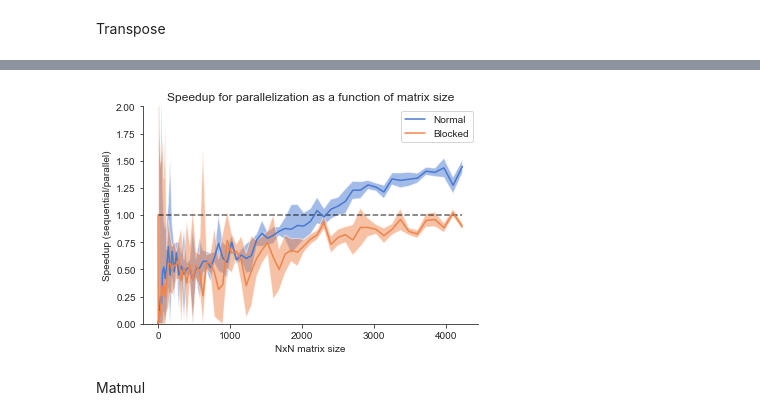
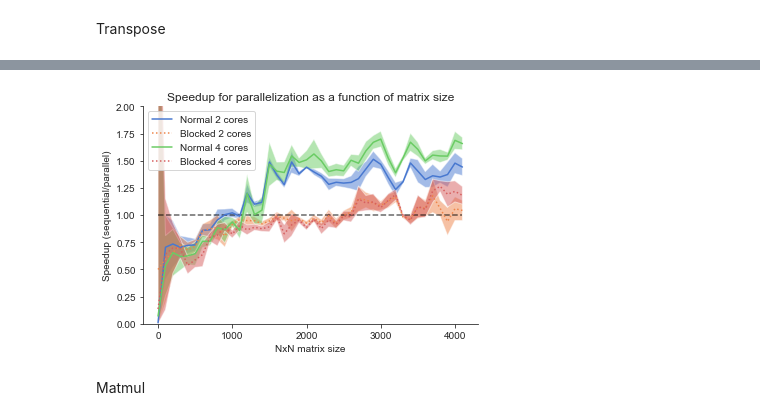
Before and after one commit to JakobSchauser/MLandData, a Jupyter notebook: HPPS/Exam/dataprocessing.ipynb, the cells around one changed output, grey strips where cells are left out. Saved outputs shown, nothing was run; the diff lists cells and outputs as text; code cells hidden in the pictures.

```diff
--- a/HPPS/Exam/dataprocessing.ipynb
+++ b/HPPS/Exam/dataprocessing.ipynb
@@ -178,35 +181,70 @@ plt.show()
 # %%
+dat = np.genfromtxt("exam-handout/transpose_parallel_T_100_2_cores.csv",delimiter = ",",skip_header = 1)
+
+sizes = dat[:,0].astype(int)
+times = dat[:,1:]
+
+parallel_2 = np.mean(times,axis = 1)
+std_parallel_2 = np.std(times,axis = 1)
+
+
+dat = np.genfromtxt("exam-handout/transpose_blocked_parallel_T_100_2_cores.csv",delimiter = ",",skip_header = 1)
+
+sizes = dat[:,0].astype(int)
+times = dat[:,1:]
+
+parallel_blocked2 = np.mean(times,axis = 1)
+std_parallel_blocked2 = np.std(times,axis = 1)
 
 speedup_normal = avg_times_normal/avg_times_parallel
 speedup_blocked = avg_times_blocked/avg_times_blocked_parallel
 
+speedup_normal2 = avg_times_normal/parallel_2
+speedup_blocked2 = avg_times_blocked/parallel_blocked2
+
+
 speedup_normal_std = np.sqrt((std_times_normal/avg_times_normal)**2+(std_times_parallel/avg_times_parallel)**2)
 speedup_blocked_std = np.sqrt((std_times_blocked/avg_times_blocked)**2+(std_times_blocked_parallel/avg_times_blocked_parallel)**2)
+
+speedup_std2 = np.sqrt((std_times_blocked/avg_times_blocked)**2+(std_parallel_2/parallel_2)**2)
+speedup_std_blocked2 = np.sqrt((std_times_blocked/avg_times_blocked)**2+(std_parallel_blocked2/parallel_blocked2)**2)
+
 
 
 fig, ax = plt.subplots()
 
+fillpretty(sizes,speedup_normal2,speedup_std2,ax)
+plt.errorbar(sizes,speedup_normal2,label="Normal 2 cores")
+
+
+fillpretty(sizes,speedup_blocked2,speedup_std_blocked2,ax)
+plt.errorbar(sizes,speedup_blocked2,label="Blocked 2 cores",ls = ":")
+# plt.plot(sizes[1:],speedup_blocked[1:])
+
+
 fillpretty(sizes,speedup_normal,speedup_normal_std,ax)
-plt.errorbar(sizes,speedup_normal,label="Normal")
+plt.errorbar(sizes,speedup_normal,label="Normal 4 cores")
+
 
 
 fillpretty(sizes,speedup_blocked,speedup_blocked_std,ax)
-plt.errorbar(sizes,speedup_blocked,label="Blocked")
-# plt.plot(sizes[1:],speedup_blocked[1:])
+plt.errorbar(sizes,speedup_blocked,label="Blocked 4 cores",ls = ":")
+
+
 
 ax.hlines(1,min(sizes),max(sizes),ls='--',color ="black",alpha = 0.6)
 
 ax.set_ylim(0,2)
 sns.despine()
 plt.legend()
 
 ax.set_title("Speedup for parallelization as a function of matrix size")
 ax.set_xlabel("NxN matrix size")
 ax.set_ylabel("Speedup (sequential/parallel)")
 
 plt.show()
 # %% [output]
-[figure, old version]
+[figure, new version]
 # %% [markdown]
 Matmul
 # %%
```
Also changed, not shown: parts of 7 cells of this notebook, 9 other files.
